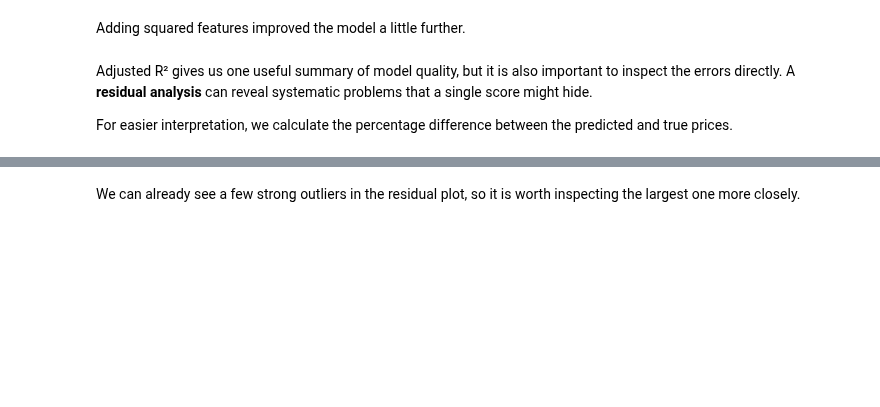
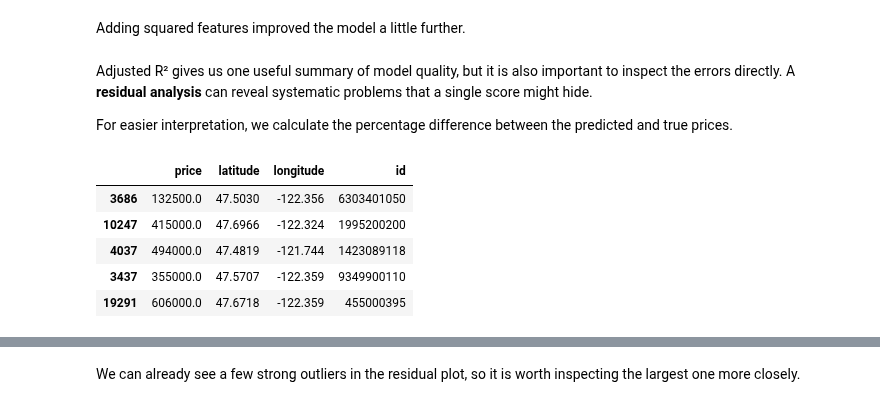
Before and after one commit to rigas-hub/mle-refactoring-project, a Jupyter notebook: King-County.ipynb, the cells around one changed output, grey strips where cells are left out. Cells and saved outputs as stored; diff of their text form; code cells hidden in the pictures; blank space fills up the shorter version.

```diff
--- a/King-County.ipynb
+++ b/King-County.ipynb
@@ -675,13 +949,20 @@ For easier interpretation, we calculate the percentage difference between the pr
 # %%
 # Error analysis
 # To inspect the model errors more closely, create a new DataFrame with the
 # columns `price` (the true value), `lat`, and `long`.
 y_predictions = model_lin_reg.predict(X_test_sq)
 df_error = pd.DataFrame(y_test)
 df_error["latitude"] = X_test["lat"]
 df_error["longitude"] = X_test["long"]
 df_error["id"] = X_test["id"]
-df_error.head(2)
+df_error.head()
+# %% [output]
+|  | price | latitude | longitude | id |
+| 3686 | 132500.0 | 47.5030 | -122.356 | 6303401050 |
+| 10247 | 415000.0 | 47.6966 | -122.324 | 1995200200 |
+| 4037 | 494000.0 | 47.4819 | -121.744 | 1423089118 |
+| 3437 | 355000.0 | 47.5707 | -122.359 | 9349900110 |
+| 19291 | 606000.0 | 47.6718 | -122.359 | 455000395 |
 # %%
 # Reset the index before adding the predicted price as a new column.
 df_error.reset_index(inplace=True, drop=True)
```
Also changed, not shown: parts of 57 cells of this notebook, 9 other files.
